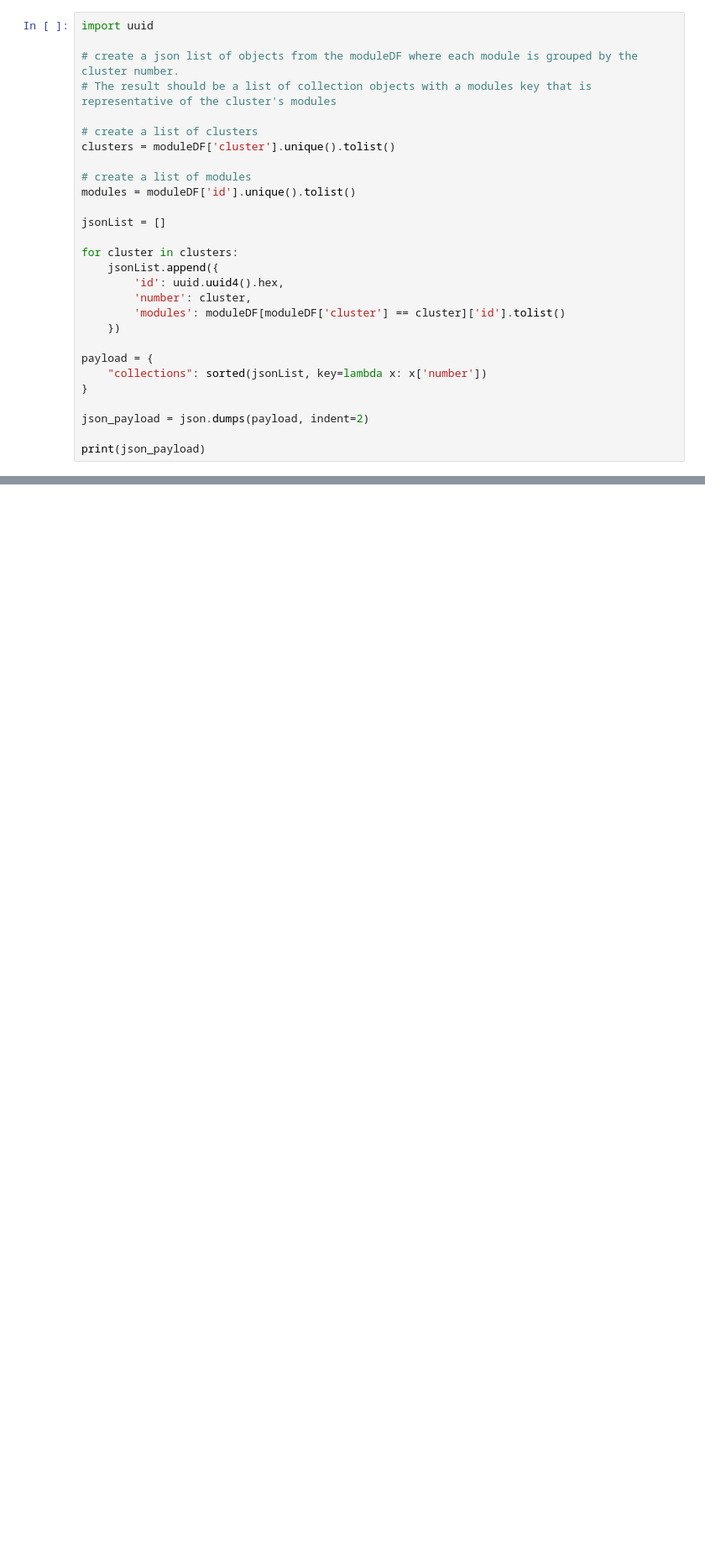
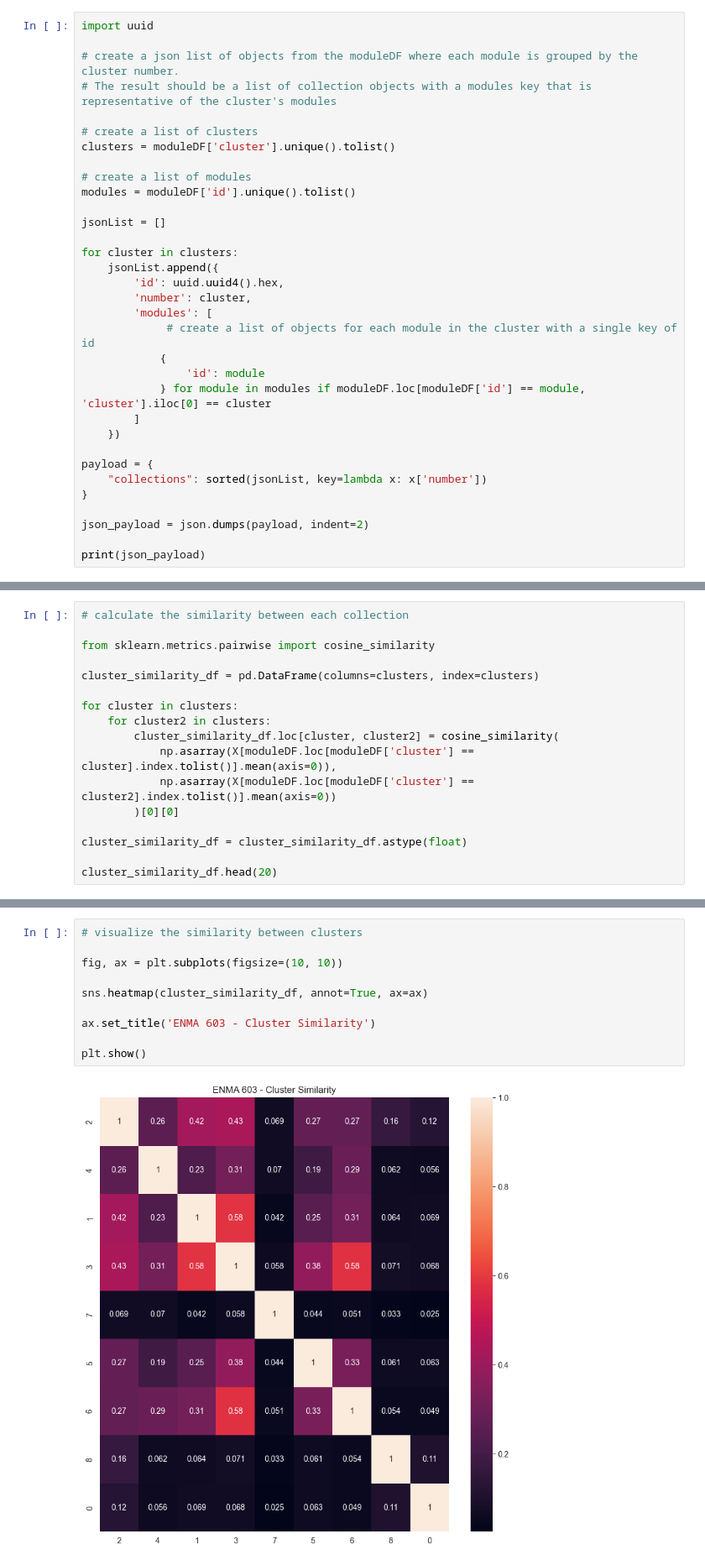
Before and after one commit to odu-emse/mms, a Jupyter notebook: cluster.ipynb, the cells around one changed output, grey strips where cells are left out. Shown at 84% size. Cells and saved outputs as stored; diff of their text form; blank space fills up the shorter version.

Commit message:
feat(cluster): Started working on clustering collections Based on the similarity between collections I started breaking them up into sections.

```diff
--- a/cluster.ipynb
+++ b/cluster.ipynb
@@ -406,7 +443,12 @@ for cluster in clusters:
     jsonList.append({
         'id': uuid.uuid4().hex,
         'number': cluster,
-        'modules': moduleDF[moduleDF['cluster'] == cluster]['id'].tolist()
+        'modules': [
+             # create a list of objects for each module in the cluster with a single key of id
+            {
+                'id': module
+            } for module in modules if moduleDF.loc[moduleDF['id'] == module, 'cluster'].iloc[0] == cluster
+        ]
     })
 
 payload = {
@@ -447,0 +491,17 @@ TODO:
+# %%
+# calculate the similarity between each collection
+
+from sklearn.metrics.pairwise import cosine_similarity
+
+cluster_similarity_df = pd.DataFrame(columns=clusters, index=clusters)
+
+for cluster in clusters:
+    for cluster2 in clusters:
+        cluster_similarity_df.loc[cluster, cluster2] = cosine_similarity(
+            np.asarray(X[moduleDF.loc[moduleDF['cluster'] == cluster].index.tolist()].mean(axis=0)),
+            np.asarray(X[moduleDF.loc[moduleDF['cluster'] == cluster2].index.tolist()].mean(axis=0))
+        )[0][0]
+
+cluster_similarity_df = cluster_similarity_df.astype(float)
+
+cluster_similarity_df.head(20)
@@ -447,0 +519,12 @@ TODO:
+# %%
+# visualize the similarity between clusters
+
+fig, ax = plt.subplots(figsize=(10, 10))
+
+sns.heatmap(cluster_similarity_df, annot=True, ax=ax)
+
+ax.set_title('ENMA 603 - Cluster Similarity')
+
+plt.show()
+# %% [output]
+[figure, added]
```
Also changed, not shown: parts of 16 cells of this notebook.
